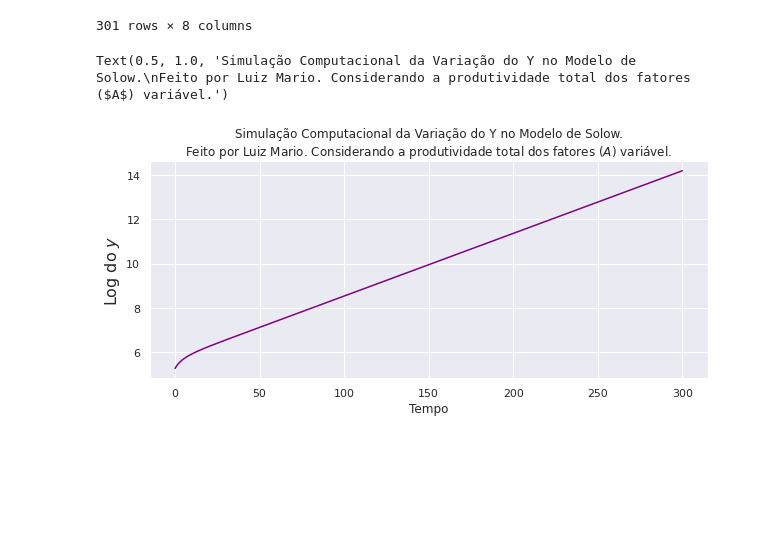
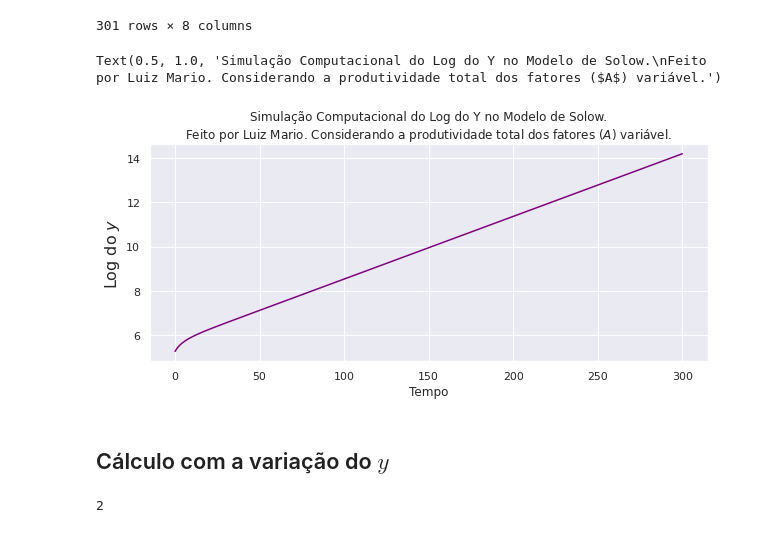
Before and after one commit to luizmarioags/Teoria-do-Desenvolvimento-Economico-, a Jupyter notebook: Modelo_de_Solow_Simulação.ipynb, the cells around one changed output. Drawn from its saved outputs; the diff is of its cells as text; code cells hidden in the pictures; blank space fills up the shorter version.

```diff
--- a/Modelo_de_Solow_Simulação.ipynb
+++ b/Modelo_de_Solow_Simulação.ipynb
@@ -1605,3 +1605,12 @@ plt.title('Simulação Computacional do Consumo no Modelo de Solow.\nFeito por L
 # %% [output]
 Text(0.5, 1.0, 'Simulação Computacional do Consumo no Modelo de Solow.\nFeito por Luiz Mario. Considerando a produtividade total dos fatores ($A$) variável.')
 [figure]
+# %%
+# Gráfico do k
+sns.set()
+sns.set(rc={"figure.figsize":(10, 4)})
+sns.lineplot(data = data_modelo_Solow_A_Variando, x = 'Tempo', y = 'k', color = 'magenta')
+plt.ticklabel_format(style='plain', axis='y')
+plt.xlabel('Tempo', fontsize=12)
+plt.ylabel('$k$', fontsize=16)
+plt.title('Simulação Computacional do $k$ no Modelo de Solow.\nFeito por Luiz Mario. Considerando a produtividade total dos fatores ($A$) variável.', loc='center')
@@ -1640,11 +1652,13 @@ data_modelo_Solow_A_Variando
 # %%
 # Plotando o gráfico
 sns.set()
 sns.set(rc={"figure.figsize":(10, 4)})
 sns.lineplot(data = data_modelo_Solow_A_Variando, x = 'Tempo', y = 'Log do Y', color = 'purple')
 plt.xlabel('Tempo', fontsize=12)
 plt.ylabel('Log do $y$', fontsize=16)
-plt.title('Simulação Computacional da Variação do Y no Modelo de Solow.\nFeito por Luiz Mario. Considerando a produtividade total dos fatores ($A$) variável.', loc='center')
+plt.title('Simulação Computacional do Log do Y no Modelo de Solow.\nFeito por Luiz Mario. Considerando a produtividade total dos fatores ($A$) variável.', loc='center')
 # %% [output]
-Text(0.5, 1.0, 'Simulação Computacional da Variação do Y no Modelo de Solow.\nFeito por Luiz Mario. Considerando a produtividade total dos fatores ($A$) variável.')
+Text(0.5, 1.0, 'Simulação Computacional do Log do Y no Modelo de Solow.\nFeito por Luiz Mario. Considerando a produtividade total dos fatores ($A$) variável.')
-[figure, old version]
+[figure, new version]
+# %% [markdown]
+## Cálculo com a variação do $y$
@@ -1650,0 +1721,11 @@ Text(0.5, 1.0, 'Simulação Computacional da Variação do Y no Modelo de Solow.
+# %%
+# Transformando todas as nossas varíaveis calculadas antes em arrays
+k = np.array(k)
+y = np.array(y)
+C = np.array(C)
+S = np.array(S)
+Variacao_k = np.array(Variacao_k)
+A = np.array(A)
+print(k.ndim) # Verificando a dimensão da matriz
+# %% [output]
+2
```
Also changed, not shown: parts of 12 cells of this notebook.
